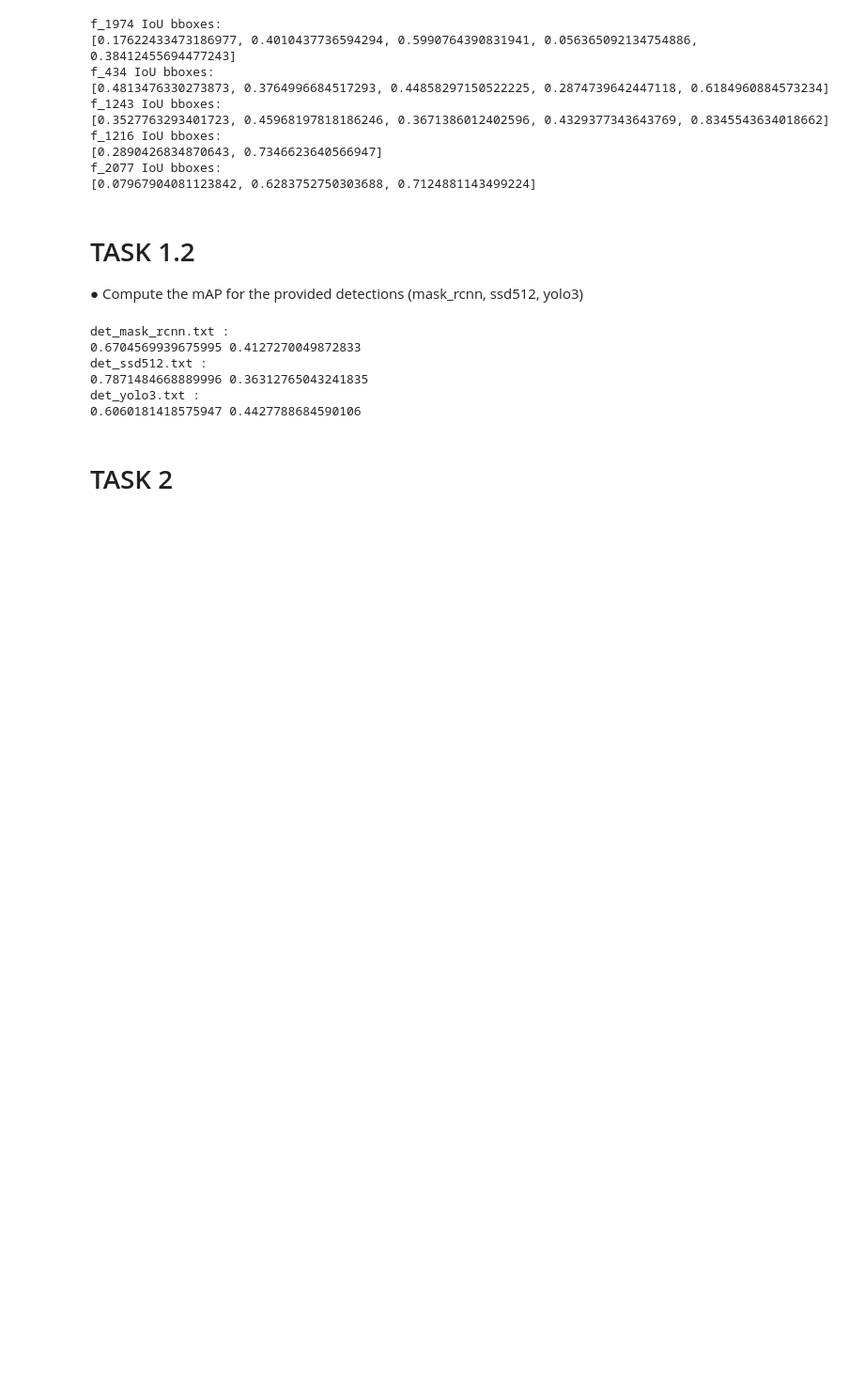
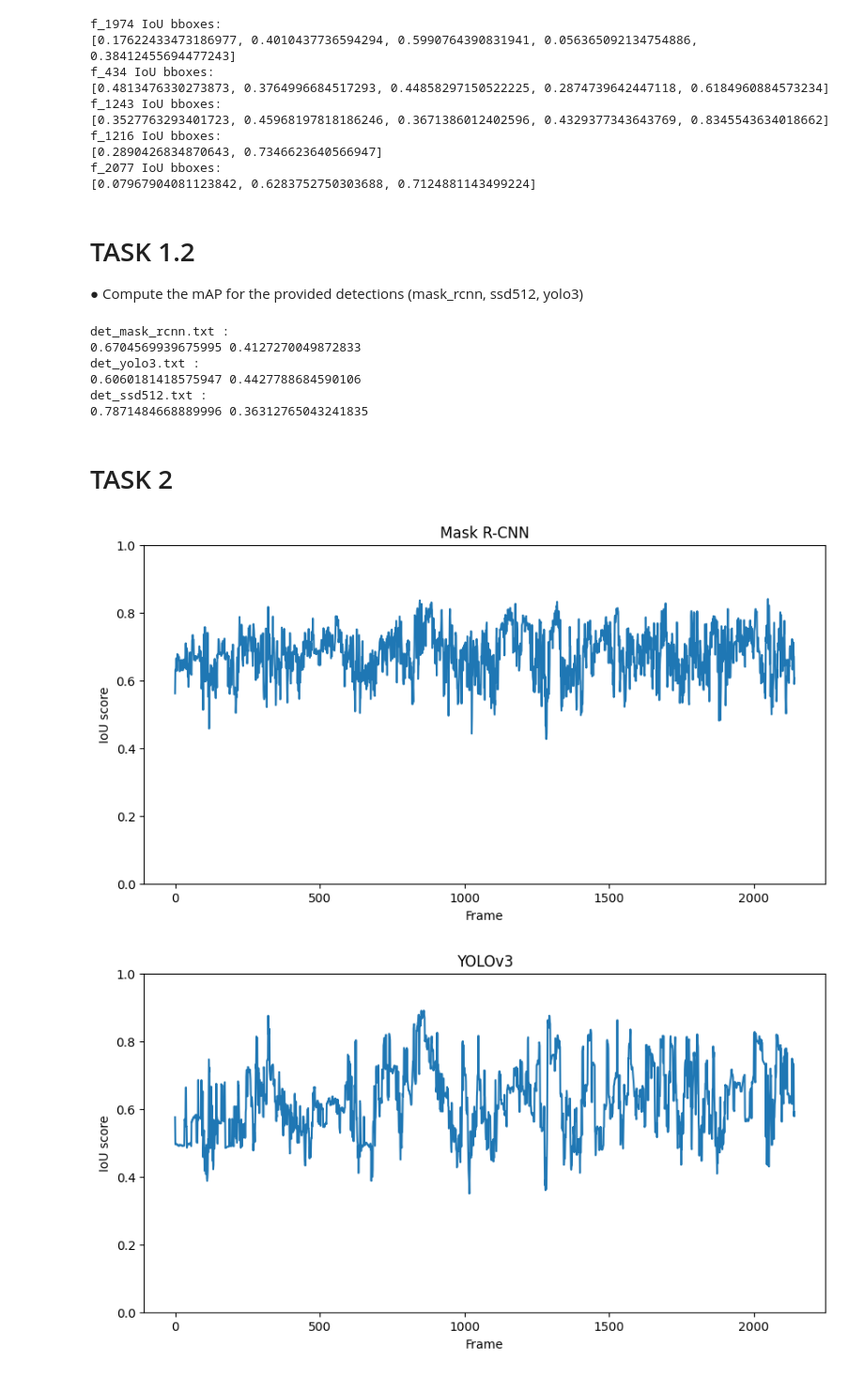
Before and after one commit to mcv-m6-video/mcv-m6-2023-team6, a Jupyter notebook: week1/Task1_Task2.ipynb, the cells around one changed output. Shown: that part at 94% size. Saved outputs shown, nothing was run; the diff lists cells and outputs as text; code cells hidden in the pictures; blank space fills up the shorter version.

```diff
--- a/week1/Task1_Task2.ipynb
+++ b/week1/Task1_Task2.ipynb
@@ -229,7 +229,7 @@ def parallel_compute_confidences_ap(gt_boxes, N_gt, predicted_boxes, N=10, iou_t
 # %%
 gt_boxes,total = load_from_xml('../dataset/ai_challenge_s03_c010-full_annotation.xml')
 df = pd.DataFrame(columns=['mean','std','delete_probability','generate_probability','mIOU','mAP'])
-video_capture = cv2.VideoCapture('../../dataset/AICity_data/train/S03/c010/vdo.avi')
+video_capture = cv2.VideoCapture('../dataset/AICity_data/train/S03/c010/vdo.avi')
 # %% [markdown]
 NOISE PARAMETERS
 # %%
@@ -359,8 +359,8 @@ f_2077 IoU bboxes:
 ● Compute the mAP for the provided detections (mask_rcnn, ssd512, yolo3)
 # %%
 maskrcnn = '../dataset/AICity_data/train/S03/c010/det/det_mask_rcnn.txt'
-yolo = '../dataset/AICity_data/train/S03/c010/det/det_ssd512.txt'
-ssd = '../dataset/AICity_data/train/S03/c010/det/det_yolo3.txt'
+ssd = '../dataset/AICity_data/train/S03/c010/det/det_ssd512.txt'
+yolo = '../dataset/AICity_data/train/S03/c010/det/det_yolo3.txt'
 # %%
 paths = [maskrcnn,yolo,ssd]
 for path in paths:
@@ -374,32 +374,36 @@ for path in paths:
 # %% [output]
 det_mask_rcnn.txt :
 0.6704569939675995 0.4127270049872833
+det_yolo3.txt :
+0.6060181418575947 0.4427788684590106
 det_ssd512.txt :
 0.7871484668889996 0.36312765043241835
-det_yolo3.txt :
-0.6060181418575947 0.4427788684590106
 # %% [markdown]
 # TASK 2
 # %%
 paths = [maskrcnn,yolo,ssd]
-for path in paths:
+name = ['Mask R-CNN','YOLOv3','SSD512']
+for path,name in zip(paths, name):
     boxes = load_from_txt(path)
     boxes.sort(key=lambda x:x[-1], reverse=True)
     mIOU, mIOU_frame ,AP = mean_AP_Pascal_VOC(gt_boxes,total,boxes,iou_th=0.5)
 
     # Plot the IoU score for each frame
     plt.figure(figsize=(10,5))
     # Set title
-    plt.title(path.split('/')[-1])
+    plt.title(name)
     frames = list(mIOU_frame.keys())
     # Sort the frames
     frames.sort(key=lambda x: int(x.split('_')[1]))
     # Convert frames to a list of integers
     frames_num = [int(frame.split('_')[1]) for frame in frames]
     iou_scores = [np.mean(mIOU_frame[frame]) for frame in frames]
     plt.plot(frames_num, iou_scores)
     plt.xlabel('Frame')
     plt.ylabel('IoU score')
     # y from 0 to 1
     plt.ylim(0,1)
     plt.show()
+# %% [output]
+[figure, added]
+[figure, added]
```
Also changed, not shown: parts of 3 cells of this notebook, 5 other files.
